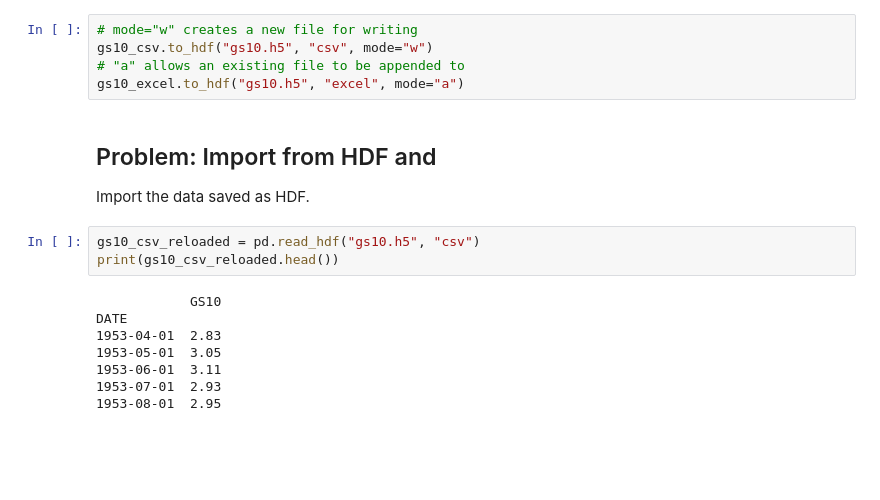
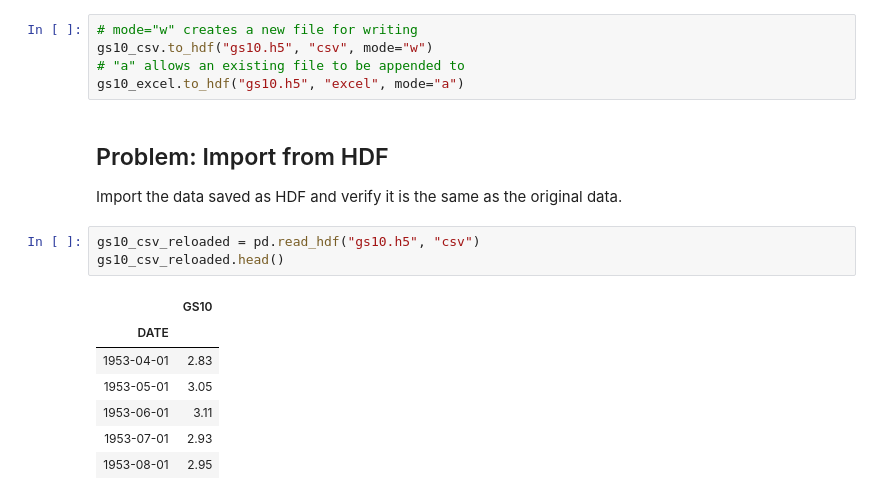
Before and after one commit to bashtage/python-introduction, a Jupyter notebook: solutions/introduction/lesson-20.ipynb, the cells around one changed output. Drawn from its saved outputs; the diff is of its cells as text; blank space fills up the shorter version.

```diff
--- a/solutions/introduction/lesson-20.ipynb
+++ b/solutions/introduction/lesson-20.ipynb
@@ -35,17 +35,17 @@ gs10_csv.to_hdf("gs10.h5", "csv", mode="w")
 # "a" allows an existing file to be appended to
 gs10_excel.to_hdf("gs10.h5", "excel", mode="a")
 # %% [markdown]
-## Problem: Import from HDF and
+## Problem: Import from HDF
 
-Import the data saved as HDF.
+Import the data saved as HDF and verify it is the same as the original data.
 # %%
 gs10_csv_reloaded = pd.read_hdf("gs10.h5", "csv")
-print(gs10_csv_reloaded.head())
+gs10_csv_reloaded.head()
 # %% [output]
-            GS10
-DATE
-1953-04-01  2.83
-1953-05-01  3.05
-1953-06-01  3.11
-1953-07-01  2.93
-1953-08-01  2.95
+|  | GS10 |
+| DATE |  |
+| 1953-04-01 | 2.83 |
+| 1953-05-01 | 3.05 |
+| 1953-06-01 | 3.11 |
+| 1953-07-01 | 2.93 |
+| 1953-08-01 | 2.95 |
```
Also changed, not shown: parts of 1 cell of this notebook, 7 other files.
